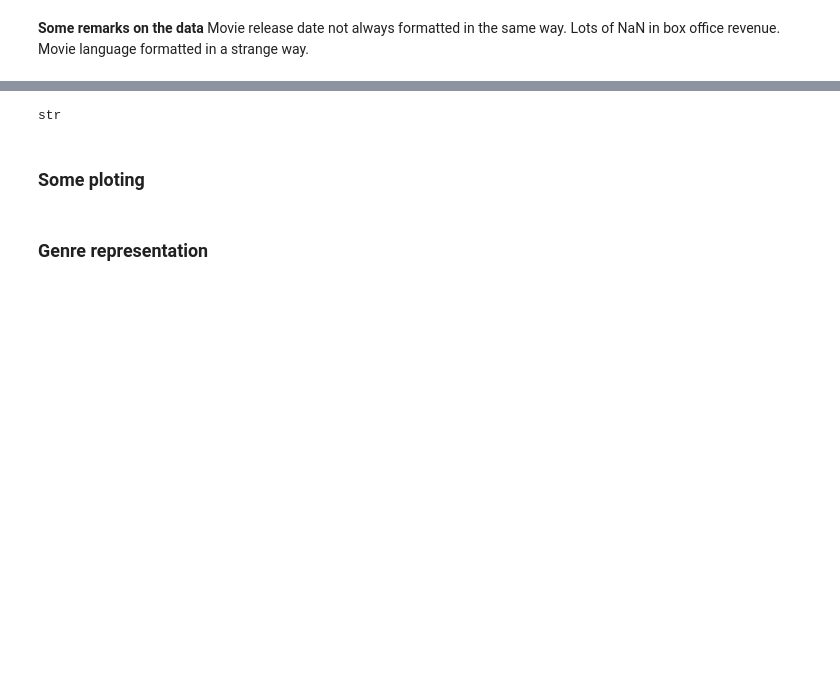
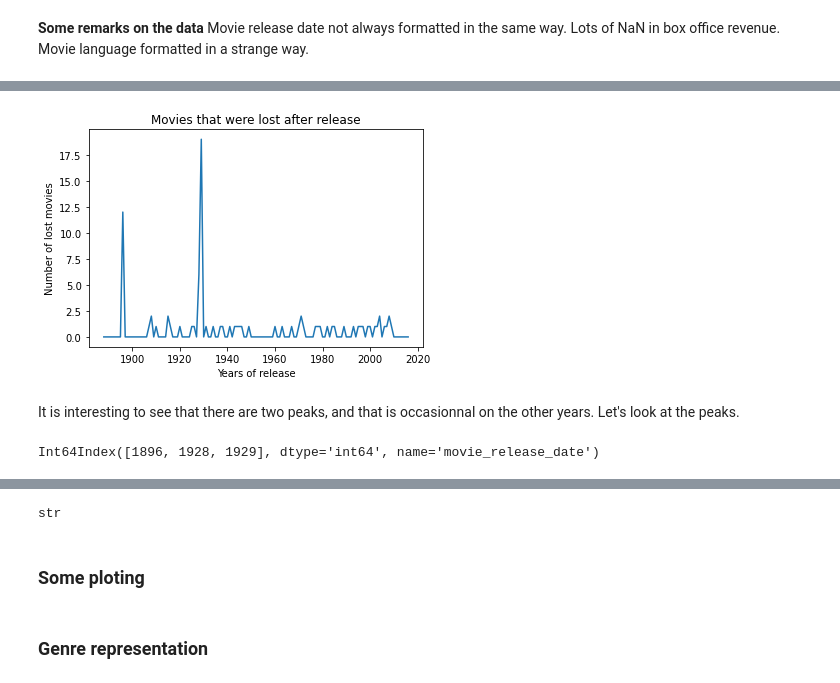
Before and after one commit to epfl-ada/ada-2023-project-adacalypse, a Jupyter notebook: code/Lena_First_explo_tofuse_vis.ipynb, the cells around one changed output, grey strips where cells are left out. Saved outputs shown, nothing was run; the diff lists cells and outputs as text; code cells hidden in the pictures; blank space fills up the shorter version.

```diff
--- a/code/Lena_First_explo_tofuse_vis.ipynb
+++ b/code/Lena_First_explo_tofuse_vis.ipynb
@@ -57,0 +100,7 @@ Movie language formatted in a strange way.
+# %%
+# Add a new column "Lost" to MovieDF: 1 if a lost film, 0 otherwise
+#This is done using the indicator:
+MovieDF['Lost'] = (merged_df['_merge'] == 'both').astype(int)
+
+lost_films = MovieDF[MovieDF['Lost']==1]
+lost_films
@@ -57,0 +151,9 @@ Movie language formatted in a strange way.
+# %%
+MovieDF['movie_release_date'] = MovieDF['movie_release_date'].apply(extract_year)
+MovieDF['movie_release_date'] = MovieDF['movie_release_date'].fillna(0).astype(int)
+# %%
+##ev. TO DO => binning to better see per decade
+lost_stats_per_year = MovieDF.groupby(MovieDF['movie_release_date']).apply(lambda x: pd.Series({
+    'lost_film_count' : x['Lost'].sum()
+}))
+#.values_count().get(1, 0)
@@ -57,0 +177,16 @@ Movie language formatted in a strange way.
+# %%
+lost_stats_per_year = lost_stats_per_year.drop([0,1010])
+# %%
+plt.plot(lost_stats_per_year.index,lost_stats_per_year.lost_film_count)
+plt.xlabel("Years of release")
+plt.ylabel("Number of lost movies")
+plt.title("Movies that were lost after release")
+plt.show()
+# %% [output]
+[figure, added]
+# %% [markdown]
+It is interesting to see that there are two peaks, and that is occasionnal on the other years. Let's look at the peaks.
+# %%
+lost_stats_per_year.index[lost_stats_per_year.lost_film_count >=5]
+# %% [output]
+Int64Index([1896, 1928, 1929], dtype='int64', name='movie_release_date')
```
Also changed, not shown: parts of 25 cells of this notebook, 1 other file.
